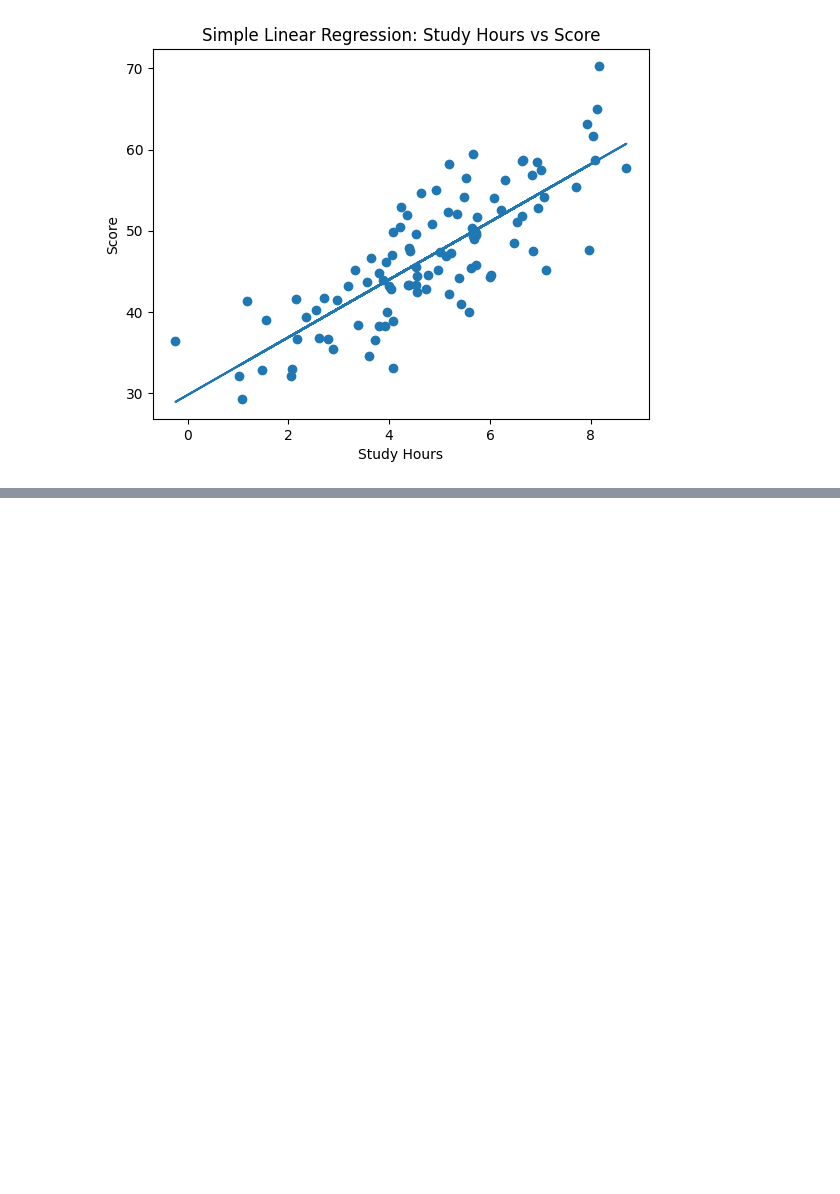
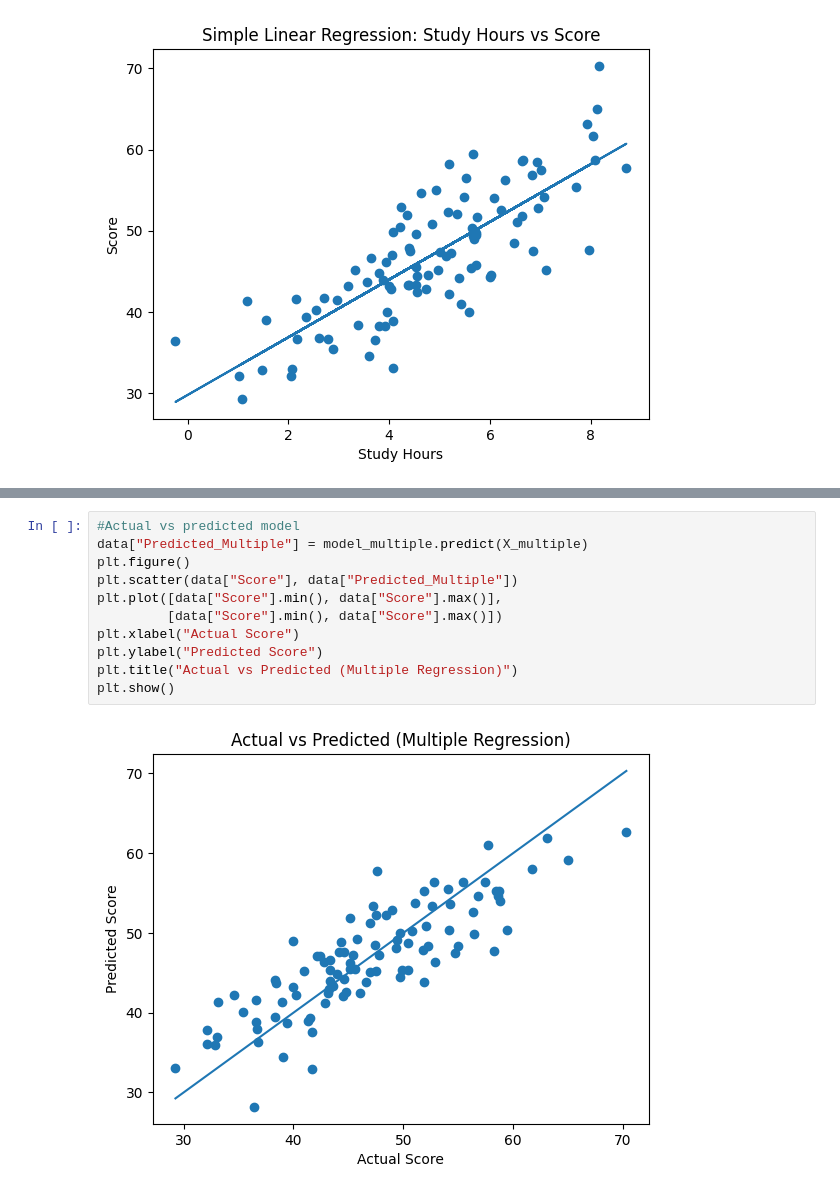
Before and after one commit to Aspirant200715/Linear-vs-Multiple-Regression-Project, a Jupyter notebook: linear_vs_multiple_regression.ipynb, the cells around one changed output, grey strips where cells are left out. Drawn from its saved outputs; the diff is of its cells as text; blank space fills up the shorter version.

```diff
--- a/linear_vs_multiple_regression.ipynb
+++ b/linear_vs_multiple_regression.ipynb
@@ -193,0 +198,13 @@ plt.show()
+# %%
+#Actual vs predicted model
+data["Predicted_Multiple"] = model_multiple.predict(X_multiple)
+plt.figure()
+plt.scatter(data["Score"], data["Predicted_Multiple"])
+plt.plot([data["Score"].min(), data["Score"].max()],
+         [data["Score"].min(), data["Score"].max()])
+plt.xlabel("Actual Score")
+plt.ylabel("Predicted Score")
+plt.title("Actual vs Predicted (Multiple Regression)")
+plt.show()
+# %% [output]
+[figure, added]
```
Also changed, not shown: parts of 12 cells of this notebook, 1 other file.
